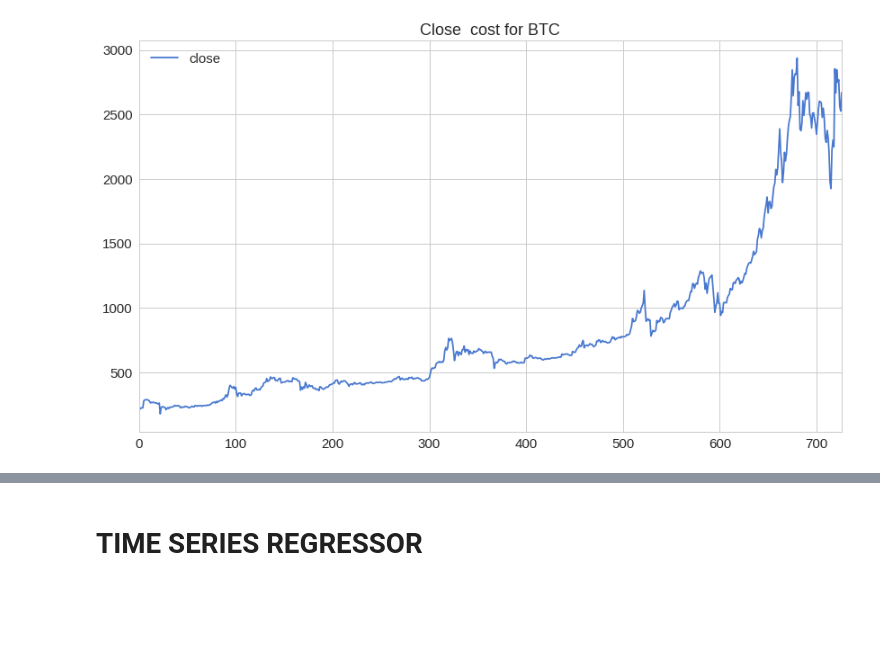
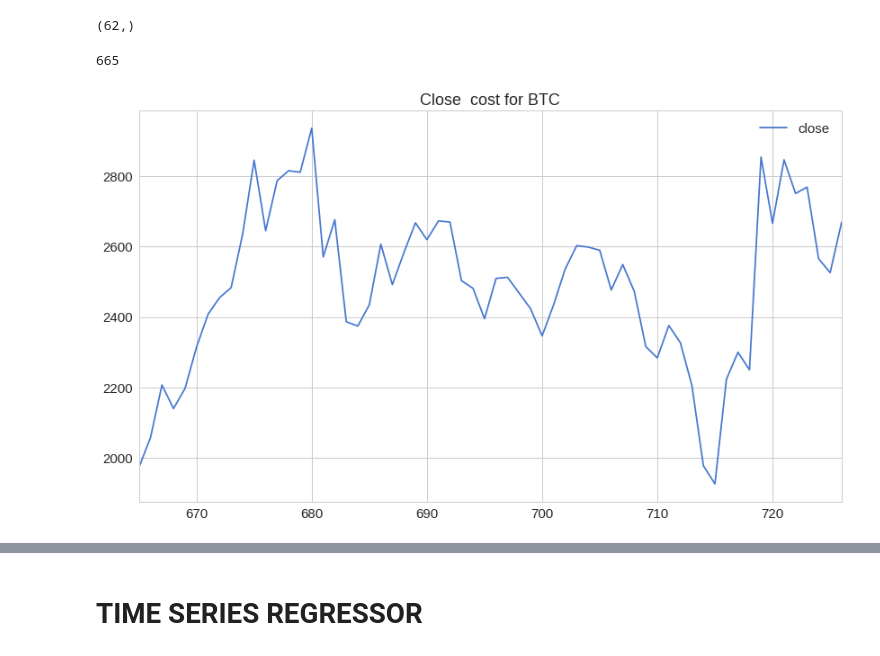
Before and after one commit to Anotherother/pricePrediction, a Jupyter notebook: DevelopingModels/TS Estimator.ipynb, the cells around one changed output, grey strips where cells are left out. Drawn from its saved outputs; the diff is of its cells as text; code cells hidden in the pictures; blank space fills up the shorter version.

```diff
--- a/DevelopingModels/TS Estimator.ipynb
+++ b/DevelopingModels/TS Estimator.ipynb
@@ -61,6 +61,3 @@ def time_series_split(X, test_size=.1, number=False, output_numpy=True):
         return X_train.as_matrix(), X_test.as_matrix()
     else:
         return X_train, X_test
-# %%
-df = get_data.get_data_frame()
-print (df.tail())
@@ -86,6 +89,14 @@ y_train, y_test = time_series_split(y)
+# %%
+pred_test_2.shape
+# %% [output]
+(62,)
+# %%
+y.shape[0] - 62
+# %% [output]
+665
 # %%
-y.plot()
+y[665:].plot()
 plt.title("Close  cost for BTC")
 plt.show()
 # %% [output]
-[figure, old version]
+[figure, new version]
```
Also changed, not shown: parts of 11 cells of this notebook, 20 other files.
